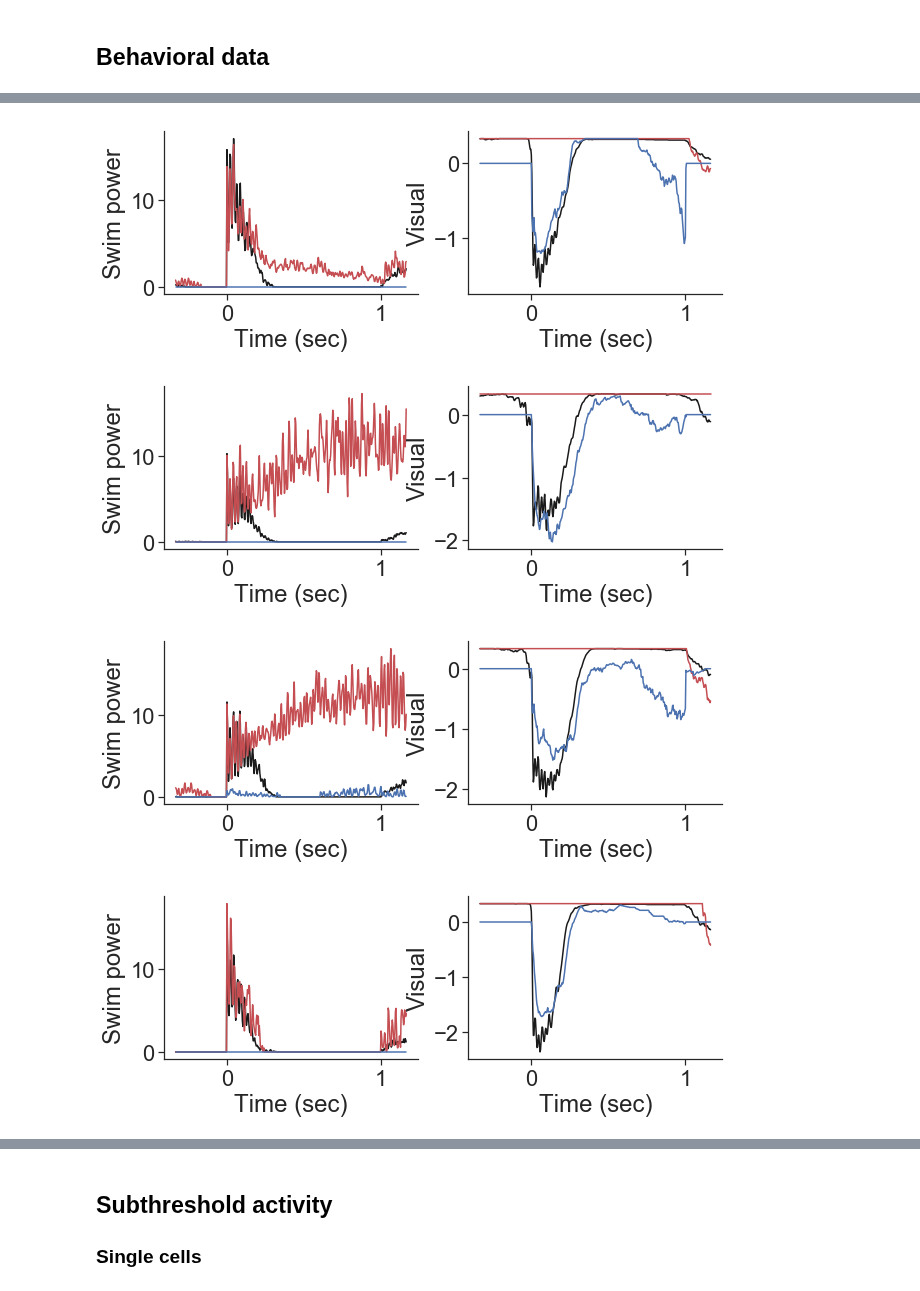
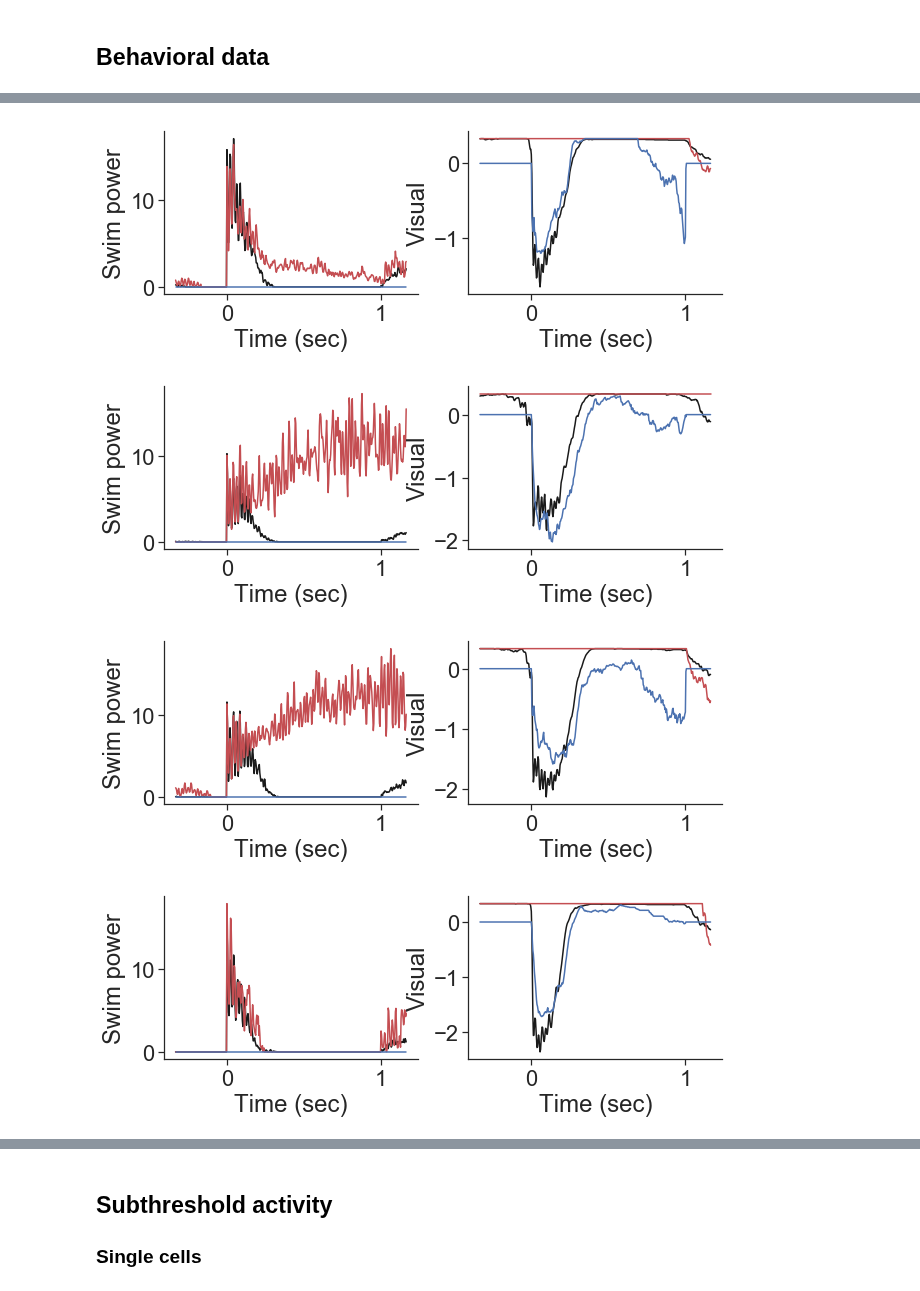
Before and after one commit to zqwei/DRN_voltage_analysis, a Jupyter notebook: Notebooks/swim_visual_only_task.ipynb, the cells around one changed output, grey strips where cells are left out. Saved outputs shown, nothing was run; the diff lists cells and outputs as text; code cells hidden in the pictures.

```diff
--- a/Notebooks/swim_visual_only_task.ipynb
+++ b/Notebooks/swim_visual_only_task.ipynb
@@ -92,38 +92,39 @@ for ind, row in dat_xls_file.iterrows():
     p_swim = np.sqrt(r_swim**2 + l_swim**2)
     trial_valid_CL = (p_swim[:, t_swim_CL:t_swim_CL+150]>0).sum(axis=-1)==0
     trial_valid_OL = ((visu.max(axis=-1, keepdims=True)-visu)[:, :-50]>0).sum(axis=-1)==0
+    trial_valid_VL = (p_swim[:, t_pre:t_pre+300]>0).sum(axis=-1)==0
 
     task_period = _['swim_task_index'].astype('int')
     _ = np.load(f'../Analysis/swim_voltr/{folder}_{fish}_swim_voltr_dat.npz')
     trial_valid = _['trial_valid']
 
     if np.percentile(p_swim[(task_period==1) & trial_valid].mean(axis=0), 95)>swim_power_thres:
         continue
 
     fig, ax = plt.subplots(1, 2, figsize=(10, 3))
     ax = ax.flatten()
 
     for n in range(3):
         if n==0:
             trial_valid_ = trial_valid & trial_valid_CL
         if n==1:
-            trial_valid_ = trial_valid & trial_valid_OL
+            trial_valid_ = trial_valid & trial_valid_OL # & trial_valid_CL
         if n==2:
-            trial_valid_ = trial_valid
+            trial_valid_ = trial_valid & trial_valid_VL
         ax[0].plot(t_label, p_swim[(task_period==n+1) & trial_valid_].mean(axis=0), c_list[n])
         ax[1].plot(t_label, visu[(task_period==n+1) & trial_valid_].mean(axis=0), c_list[n])
 
     ax[0].set_xlabel('Time (sec)')
     ax[0].set_ylabel('Swim power')
     ax[1].set_xlabel('Time (sec)')
     ax[1].set_ylabel('Visual')
     sns.despine()
     plt.show()
 # %% [output]
 [figure]
 [figure]
 [figure]
-[figure, old version]
+[figure, new version]
 [figure]
 [figure]
 # %% [markdown]
```
Also changed, not shown: parts of 1 cell of this notebook, 1 other file.
